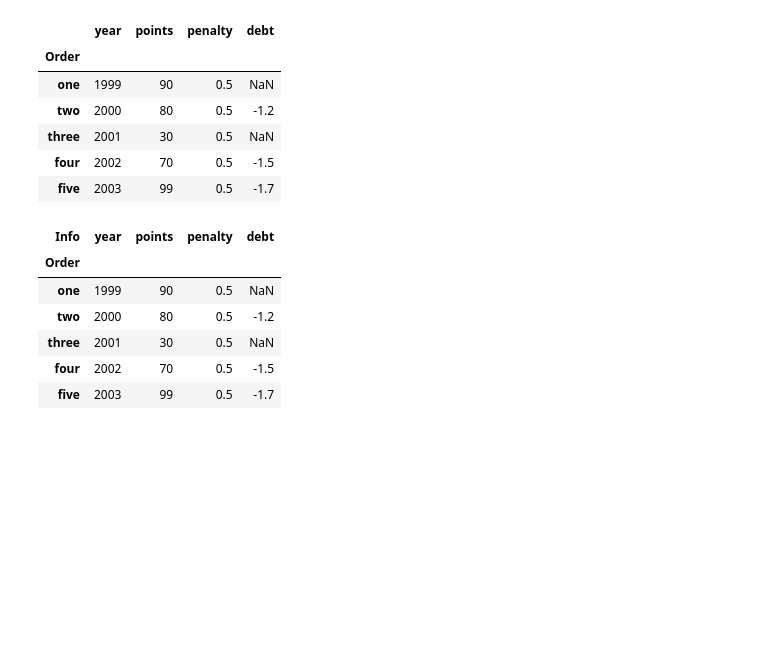
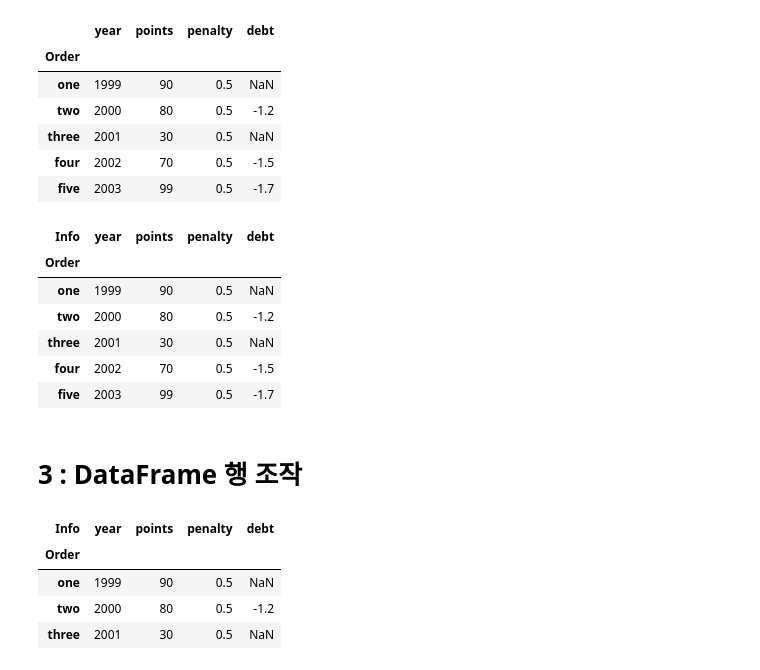
Before and after one commit to jjuhyeok/pandas-python-, a Jupyter notebook: pandas-base.ipynb, the cells around one changed output. Drawn from its saved outputs; the diff is of its cells as text; code cells hidden in the pictures; blank space fills up the shorter version.

```diff
--- a/pandas-base.ipynb
+++ b/pandas-base.ipynb
@@ -278,3 +278,13 @@ df
 | three | 2001 | 30 | 0.5 | NaN |
 | four | 2002 | 70 | 0.5 | -1.5 |
 | five | 2003 | 99 | 0.5 | -1.7 |
+# %% [markdown]
+# 3 : DataFrame 행 조작
+# %%
+df[0:3] #0번 인덱스 ~ 2번 인덱스까지
+# %% [output]
+| Info | year | points | penalty | debt |
+| Order |  |  |  |  |
+| one | 1999 | 90 | 0.5 | NaN |
+| two | 2000 | 80 | 0.5 | -1.2 |
+| three | 2001 | 30 | 0.5 | NaN |
```
Also changed, not shown: parts of 7 cells of this notebook.
